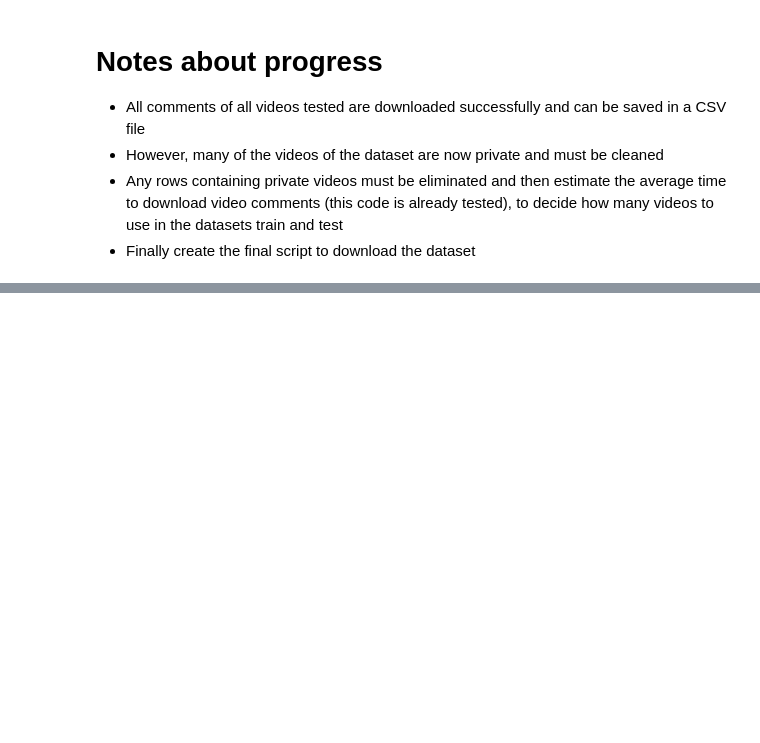
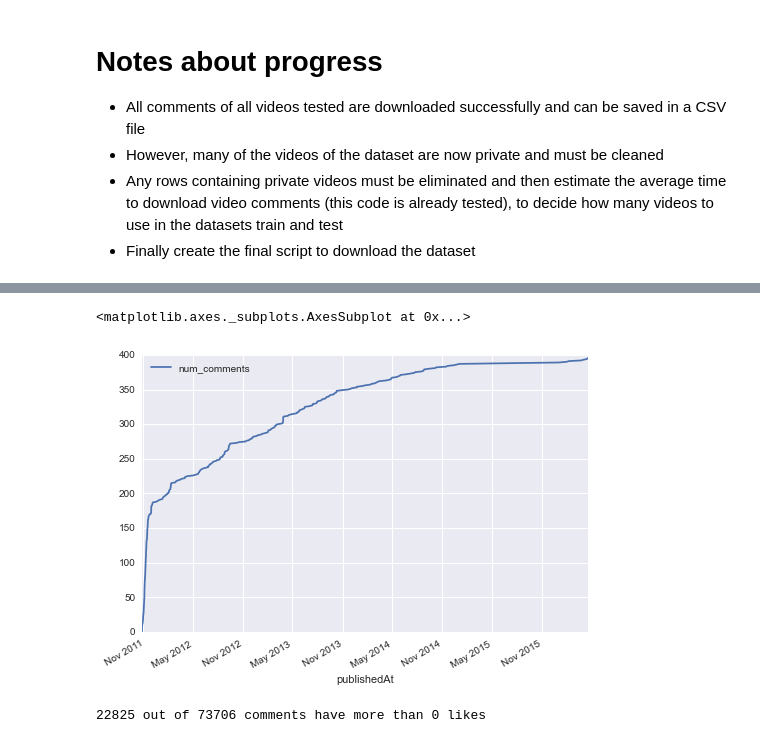
Before and after one commit to papapana/data_science, a Jupyter notebook: youtube_comedy_slam/Youtube comments.ipynb, the cells around one changed output, grey strips where cells are left out. Cells and saved outputs as stored; diff of their text form; code cells hidden in the pictures; blank space fills up the shorter version.

```diff
--- a/youtube_comedy_slam/Youtube comments.ipynb
+++ b/youtube_comedy_slam/Youtube comments.ipynb
@@ -221,0 +339,18 @@ for i in tnrange(1000, desc="test loop"):
+# %%
+# Comments over time for a specific video
+data['publishedAt'] = pd.to_datetime(data['publishedAt'])
+data['updatedAt'] = pd.to_datetime(data['updatedAt'])
+data_by_time = data.sort_values(by = ['videoId', 'publishedAt'])
+df = data_by_time[data_by_time.videoId == '-3lppfJv8IQ'][['videoId', 'publishedAt']]
+df['num_comments'] = range(1, len(df) + 1)
+dfplt = df.set_index(df.publishedAt)
+#dfplt = dfplt[['videoId', 'num_comments']]
+dfplt.plot()
+# %% [output]
+<matplotlib.axes._subplots.AxesSubplot at 0x...>
+[figure, added]
+# %%
+# How many comments have over 0 likes?
+print("{0} out of {1} comments have more than 0 likes".format(len(data[data.likeCount > 0]), len(data)))
+# %% [output]
+22825 out of 73706 comments have more than 0 likes
```
Also changed, not shown: parts of 31 cells of this notebook, 2 other files.
